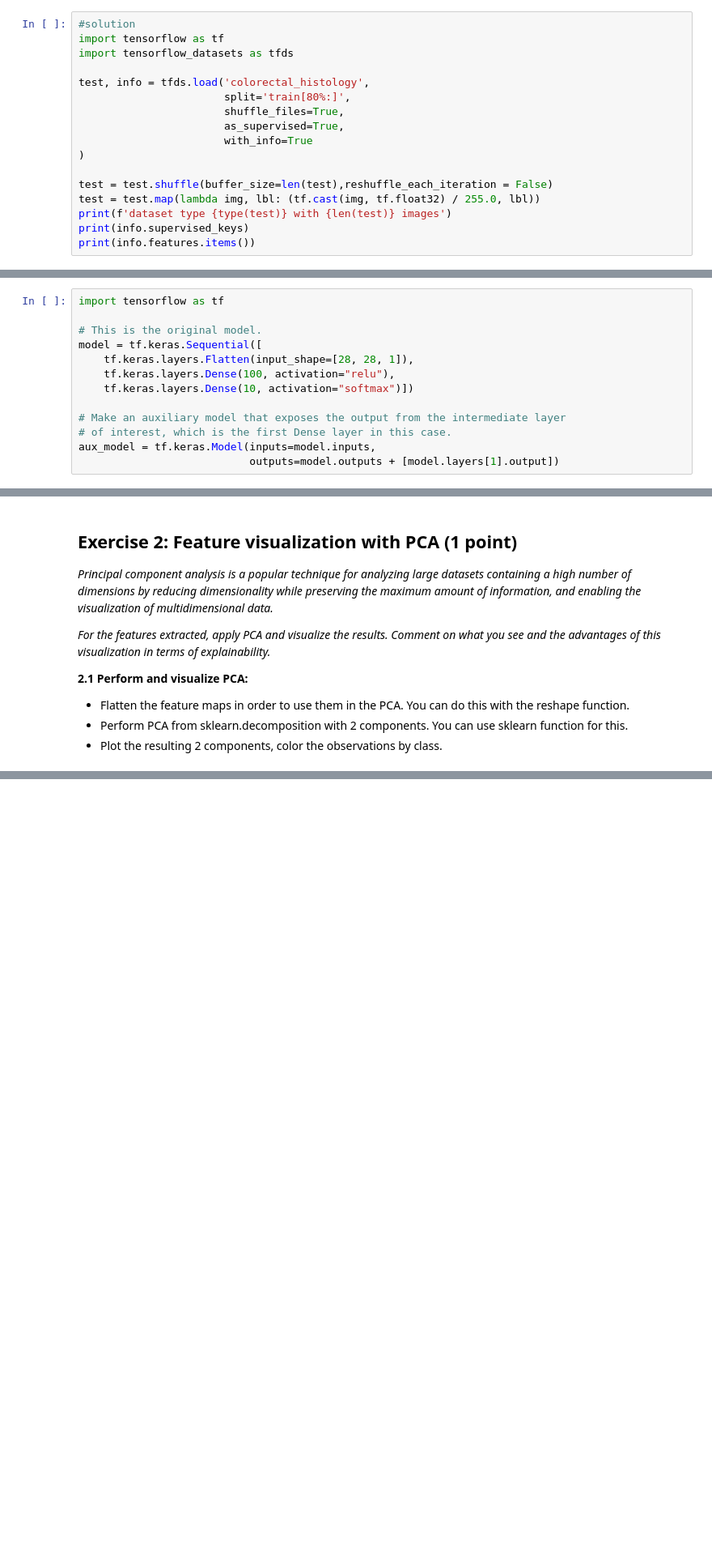
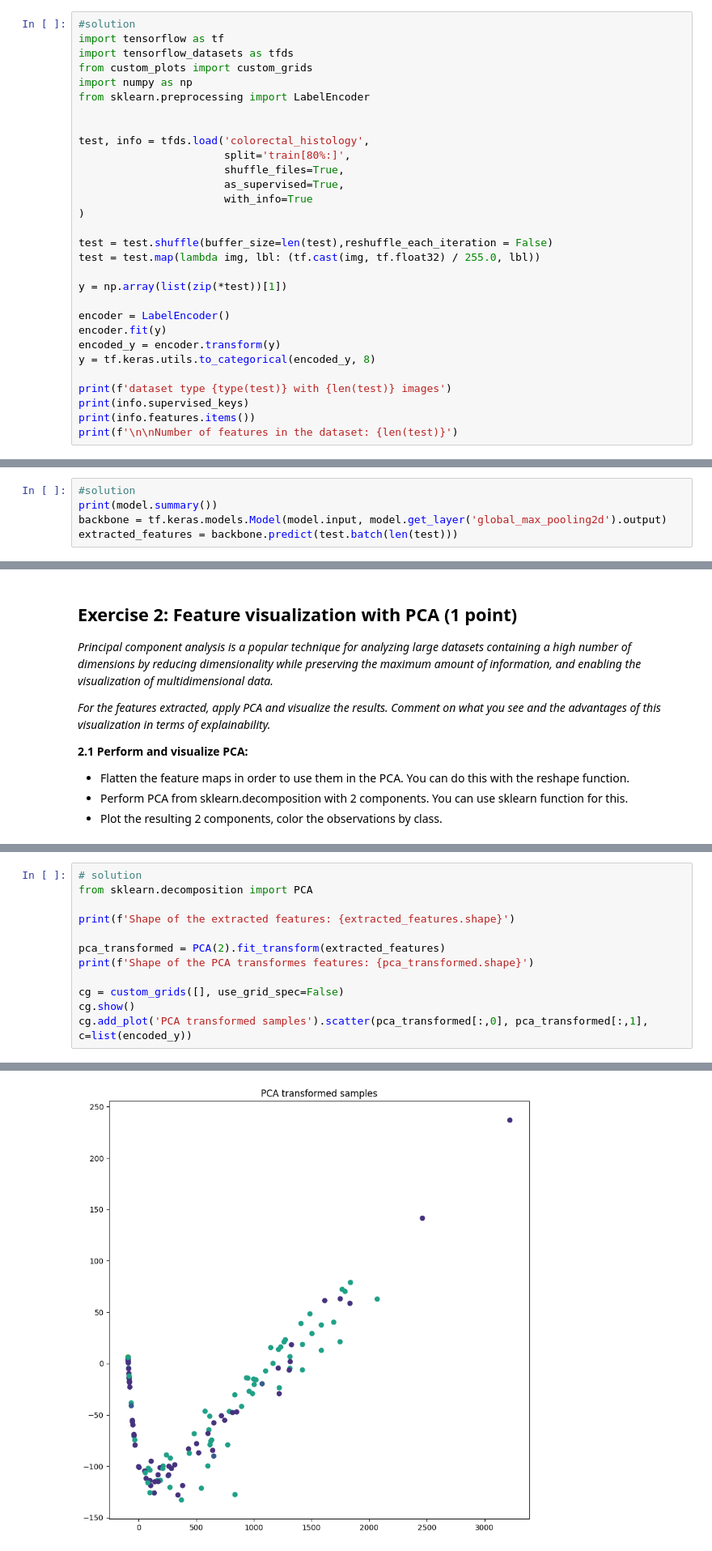
Before and after one commit to MarioROT/CV-MAI, a Jupyter notebook: Session 8/lab_08_2_Visual_Explanations_GradCam.ipynb, the cells around one changed output, grey strips where cells are left out. Shown at 81% size. Cells and saved outputs as stored; diff of their text form; blank space fills up the shorter version.

```diff
--- a/Session 8/lab_08_2_Visual_Explanations_GradCam.ipynb
+++ b/Session 8/lab_08_2_Visual_Explanations_GradCam.ipynb
@@ -59,6 +60,10 @@ Se han truncado las últimas 5000 líneas del flujo de salida.
 #solution
 import tensorflow as tf
 import tensorflow_datasets as tfds
+from custom_plots import custom_grids
+import numpy as np
+from sklearn.preprocessing import LabelEncoder
+
 
 test, info = tfds.load('colorectal_histology',
                        split='train[80%:]',
@@ -69,9 +74,18 @@ test, info = tfds.load('colorectal_histology',
 
 test = test.shuffle(buffer_size=len(test),reshuffle_each_iteration = False)
 test = test.map(lambda img, lbl: (tf.cast(img, tf.float32) / 255.0, lbl))
+
+y = np.array(list(zip(*test))[1])
+
+encoder = LabelEncoder()
+encoder.fit(y)
+encoded_y = encoder.transform(y)
+y = tf.keras.utils.to_categorical(encoded_y, 8)
+
 print(f'dataset type {type(test)} with {len(test)} images')
 print(info.supervised_keys)
 print(info.features.items())
+print(f'\n\nNumber of features in the dataset: {len(test)}')
 # %% [output]
 Downloading and preparing dataset 246.14 MiB (download: 246.14 MiB, generated: Unknown size, total: 246.14 MiB) to /root/tensorflow_datasets/colorectal_histology/2.0.0...
 Dl Completed...: 0 url [00:00, ? url/s]
@@ -125,13 +112,0 @@ model.layers[0]
-# %%
-import tensorflow as tf
-
-# This is the original model.
-model = tf.keras.Sequential([
-    tf.keras.layers.Flatten(input_shape=[28, 28, 1]),
-    tf.keras.layers.Dense(100, activation="relu"),
-    tf.keras.layers.Dense(10, activation="softmax")])
-
-# Make an auxiliary model that exposes the output from the intermediate layer
-# of interest, which is the first Dense layer in this case.
-aux_model = tf.keras.Model(inputs=model.inputs,
-                           outputs=model.outputs + [model.layers[1].output])
@@ -142,0 +113,5 @@ model.get_layer('input_1'), model.get_layer('global_max_pooling2d')
+# %%
+#solution
+print(model.summary())
+backbone = tf.keras.models.Model(model.input, model.get_layer('global_max_pooling2d').output)
+extracted_features = backbone.predict(test.batch(len(test)))
@@ -156,0 +148,13 @@ model.get_layer('input_1'), model.get_layer('global_max_pooling2d')
+# %%
+# solution
+from sklearn.decomposition import PCA
+
+print(f'Shape of the extracted features: {extracted_features.shape}')
+
+pca_transformed = PCA(2).fit_transform(extracted_features)
+print(f'Shape of the PCA transformes features: {pca_transformed.shape}')
+
+cg = custom_grids([], use_grid_spec=False)
+cg.show()
+cg.add_plot('PCA transformed samples').scatter(pca_transformed[:,0], pca_transformed[:,1], c=list(encoded_y))
+# %% [output]
@@ -157,3 +164,4 @@ model.get_layer('input_1'), model.get_layer('global_max_pooling2d')
+[figure, added]
 # %% [markdown]
 ## Exercise 3: Feature visualization with T-SNE (1 point)
 
```
Also changed, not shown: parts of 26 cells of this notebook.
